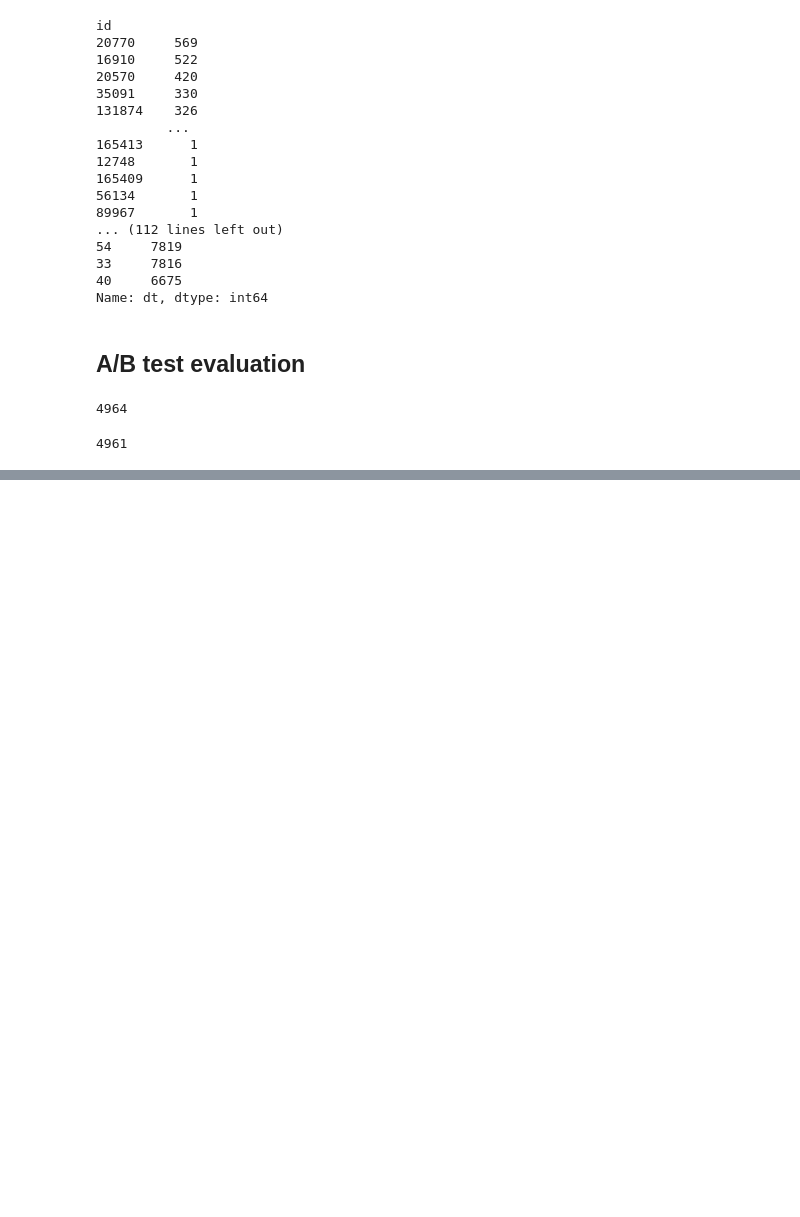
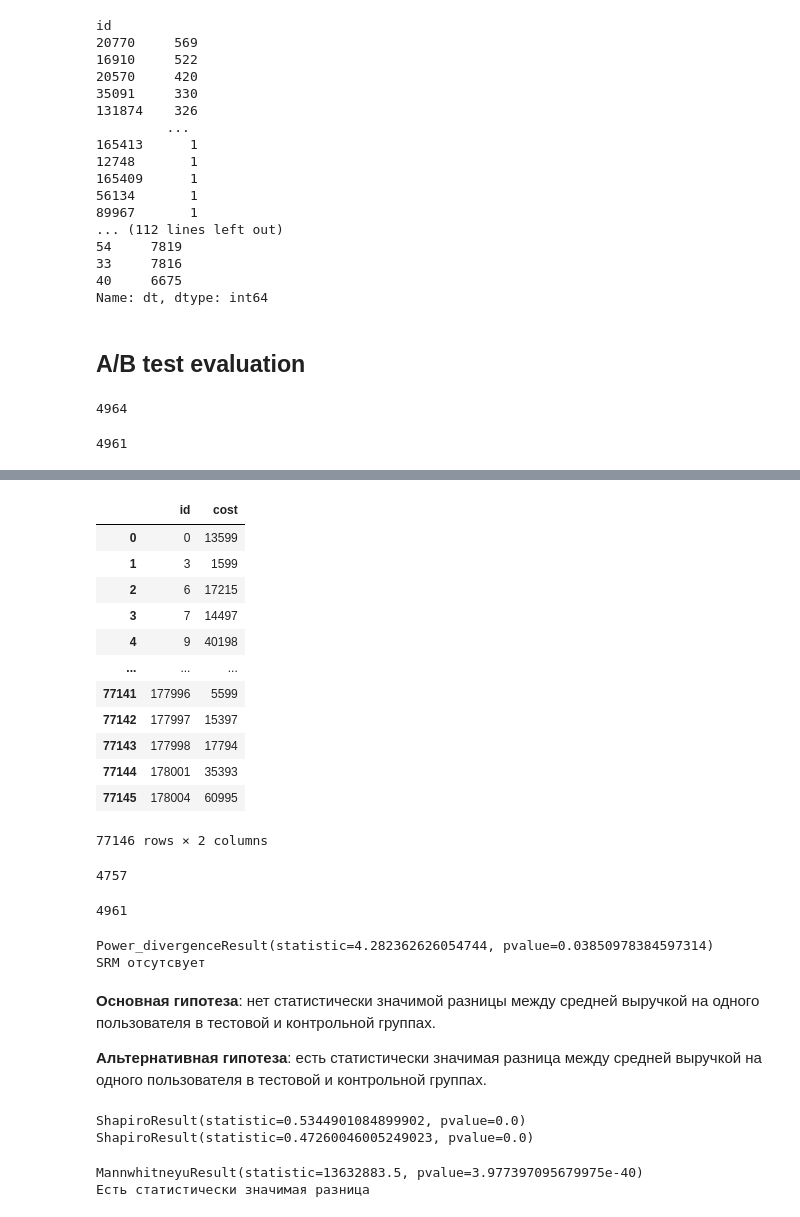
Before and after one commit to Dimayo/sporting_store, a Jupyter notebook: research.ipynb, the cells around one changed output, grey strips where cells are left out. Saved outputs shown, nothing was run; the diff lists cells and outputs as text; code cells hidden in the pictures; blank space fills up the shorter version.

```diff
--- a/research.ipynb
+++ b/research.ipynb
@@ -483,0 +513,16 @@ len(negative_id)
+# %%
+ab_group
+# %% [output]
+|  | id | cost |
+| 0 | 0 | 13599 |
+| 1 | 3 | 1599 |
+| 2 | 6 | 17215 |
+| 3 | 7 | 14497 |
+| 4 | 9 | 40198 |
+| ... | ... | ... |
+| 77141 | 177996 | 5599 |
+| 77142 | 177997 | 15397 |
+| 77143 | 177998 | 17794 |
+| 77144 | 178001 | 35393 |
+| 77145 | 178004 | 60995 |
+77146 rows × 2 columns
@@ -483,0 +533,4 @@ len(negative_id)
+# %%
+len(positive_ab)
+# %% [output]
+4757
@@ -483,0 +541,49 @@ len(negative_id)
+# %%
+len(negative_ab)
+# %% [output]
+4961
+# %%
+# Подсчет SRM
+
+test = len(positive_ab)
+control = len(negative_ab)
+overall = test + control
+
+observed = [test, control]
+expected = [overall / 2, overall / 2]
+
+chi = chisquare(observed, f_exp=expected)
+print(chi)
+
+if chi[1] < 0.01:
+    print('SRM присутствует')
+else:
+    print('SRM отсутсвует')
+# %% [output]
+Power_divergenceResult(statistic=4.282362626054744, pvalue=0.03850978384597314)
+SRM отсутсвует
+# %% [markdown]
+**Основная гипотеза**: нет статистически значимой разницы между средней выручкой на одного пользователя в тестовой и контрольной группах.
+
+**Альтернативная гипотеза**: есть статистически значимая разница между средней выручкой на одного пользователя в тестовой и контрольной группах.
+# %%
+# Проверка нормальности распределения
+
+print(shapiro(positive_ab['cost']))
+print(shapiro(negative_ab['cost']))
+# %% [output]
+ShapiroResult(statistic=0.5344901084899902, pvalue=0.0)
+ShapiroResult(statistic=0.47260046005249023, pvalue=0.0)
+# %%
+# Т.к. распределение не является нормальным, а выборки независимы, используем критерий Манна-Уитни для проверки гипотезы о среднем
+
+mann = mannwhitneyu(positive_ab['cost'], negative_ab['cost'])
+print(mann)
+
+if mann[1] < 0.05:
+    print('Есть статистически значимая разница')
+else:
+    print('Статистически значимой разницы нет')
+# %% [output]
+MannwhitneyuResult(statistic=13632883.5, pvalue=3.977397095679975e-40)
+Есть статистически значимая разница
```
Also changed, not shown: parts of 12 cells of this notebook.
